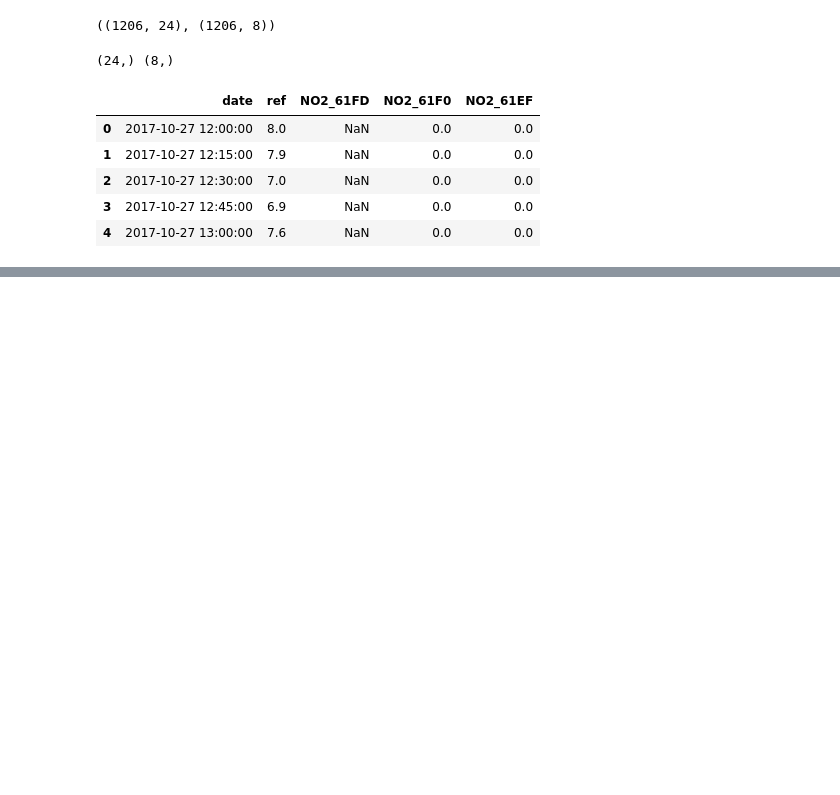
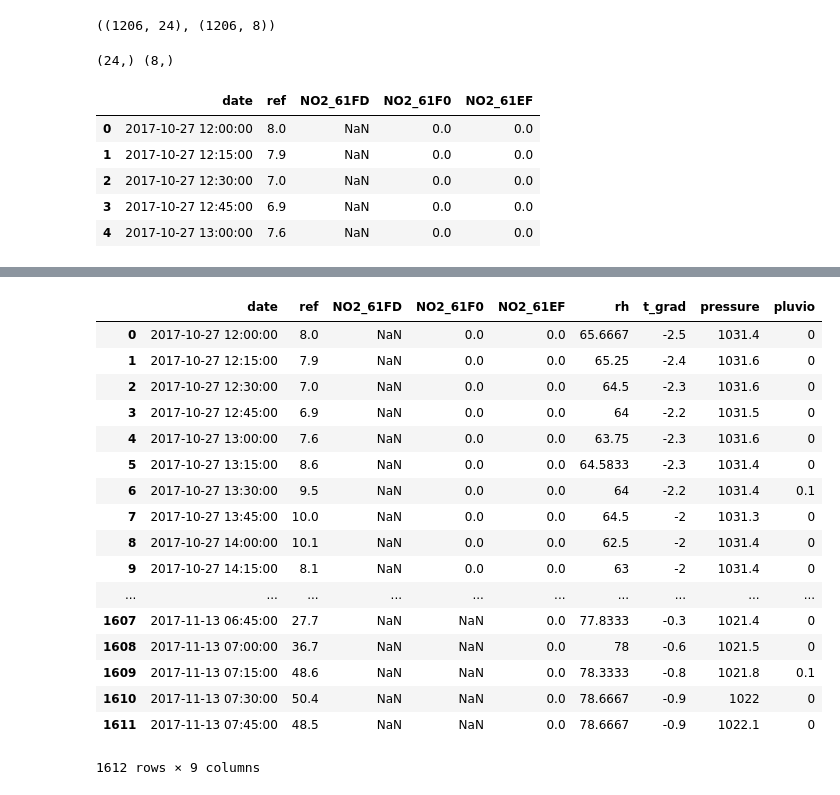
Before and after one commit to alexisdurieux/air_normand_pao, a Jupyter notebook: rendu/Test Notebook.ipynb, the cells around one changed output, grey strips where cells are left out. Saved outputs shown, nothing was run; the diff lists cells and outputs as text; code cells hidden in the pictures; blank space fills up the shorter version.

```diff
--- a/rendu/Test Notebook.ipynb
+++ b/rendu/Test Notebook.ipynb
@@ -55,3 +55,24 @@ plt.show()
 # %% [output]
 [interactive output not drawn]
 [interactive output not drawn]
+# %%
+pd.read_pickle('pickles/station2.pkl')
+# %% [output]
+|  | date | ref | NO2_61FD | NO2_61F0 | NO2_61EF | rh | t_grad | pressure | pluvio |
+| 0 | 2017-10-27 12:00:00 | 8.0 | NaN | 0.0 | 0.0 | 65.6667 | -2.5 | 1031.4 | 0 |
+| 1 | 2017-10-27 12:15:00 | 7.9 | NaN | 0.0 | 0.0 | 65.25 | -2.4 | 1031.6 | 0 |
+| 2 | 2017-10-27 12:30:00 | 7.0 | NaN | 0.0 | 0.0 | 64.5 | -2.3 | 1031.6 | 0 |
+| 3 | 2017-10-27 12:45:00 | 6.9 | NaN | 0.0 | 0.0 | 64 | -2.2 | 1031.5 | 0 |
+| 4 | 2017-10-27 13:00:00 | 7.6 | NaN | 0.0 | 0.0 | 63.75 | -2.3 | 1031.6 | 0 |
+| 5 | 2017-10-27 13:15:00 | 8.6 | NaN | 0.0 | 0.0 | 64.5833 | -2.3 | 1031.4 | 0 |
+| 6 | 2017-10-27 13:30:00 | 9.5 | NaN | 0.0 | 0.0 | 64 | -2.2 | 1031.4 | 0.1 |
+| 7 | 2017-10-27 13:45:00 | 10.0 | NaN | 0.0 | 0.0 | 64.5 | -2 | 1031.3 | 0 |
+| 8 | 2017-10-27 14:00:00 | 10.1 | NaN | 0.0 | 0.0 | 62.5 | -2 | 1031.4 | 0 |
+| 9 | 2017-10-27 14:15:00 | 8.1 | NaN | 0.0 | 0.0 | 63 | -2 | 1031.4 | 0 |
+| ... | ... | ... | ... | ... | ... | ... | ... | ... | ... |
+| 1607 | 2017-11-13 06:45:00 | 27.7 | NaN | NaN | 0.0 | 77.8333 | -0.3 | 1021.4 | 0 |
+| 1608 | 2017-11-13 07:00:00 | 36.7 | NaN | NaN | 0.0 | 78 | -0.6 | 1021.5 | 0 |
+| 1609 | 2017-11-13 07:15:00 | 48.6 | NaN | NaN | 0.0 | 78.3333 | -0.8 | 1021.8 | 0.1 |
+| 1610 | 2017-11-13 07:30:00 | 50.4 | NaN | NaN | 0.0 | 78.6667 | -0.9 | 1022 | 0 |
+| 1611 | 2017-11-13 07:45:00 | 48.5 | NaN | NaN | 0.0 | 78.6667 | -0.9 | 1022.1 | 0 |
+1612 rows × 9 columns
```
Also changed, not shown: 36 other files.
